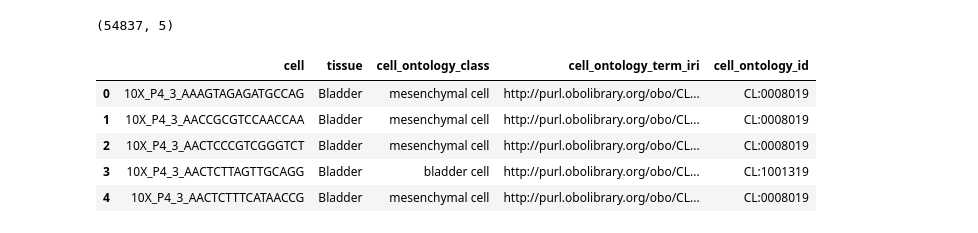
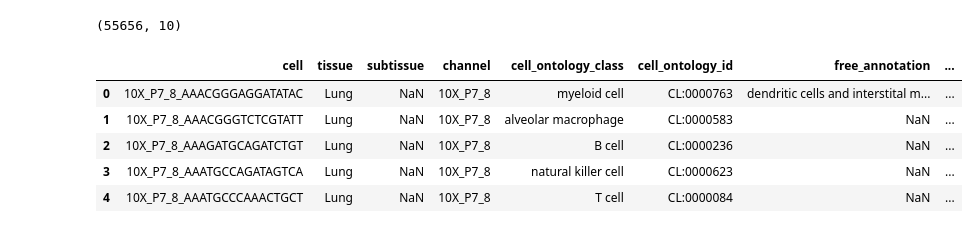
Before and after one commit to czbiohub-sf/tabula-muris, a Jupyter notebook: 15_supplementary_figure5/supplementary_figure5c.ipynb, the cells around one changed output. Cells and saved outputs as stored; diff of their text form; code cells hidden in the pictures.

```diff
--- a/15_supplementary_figure5/supplementary_figure5c.ipynb
+++ b/15_supplementary_figure5/supplementary_figure5c.ipynb
@@ -22,19 +22,19 @@ sns.set(style='whitegrid', context='paper')
 # %%
 data_ingest_folder = os.path.join('..', '00_data_ingest' )
 
 
-cell_annotations_csv = os.path.join(data_ingest_folder, '01_droplet_raw_data', 'annotations_droplets.csv')
+cell_annotations_csv = os.path.join(data_ingest_folder, '18_global_annotation_csv', 'annotations_droplet.csv')
 cell_annotations = pd.read_csv(cell_annotations_csv)
 print(cell_annotations.shape)
 cell_annotations.head()
 # %% [output]
-(54837, 5)
+(55656, 10)
-|  | cell | tissue | cell_ontology_class | cell_ontology_term_iri | cell_ontology_id |
-| 0 | 10X_P4_3_AAAGTAGAGATGCCAG | Bladder | mesenchymal cell | http://purl.obolibrary.org/obo/CL... | CL:0008019 |
-| 1 | 10X_P4_3_AACCGCGTCCAACCAA | Bladder | mesenchymal cell | http://purl.obolibrary.org/obo/CL... | CL:0008019 |
-| 2 | 10X_P4_3_AACTCCCGTCGGGTCT | Bladder | mesenchymal cell | http://purl.obolibrary.org/obo/CL... | CL:0008019 |
-| 3 | 10X_P4_3_AACTCTTAGTTGCAGG | Bladder | bladder cell | http://purl.obolibrary.org/obo/CL... | CL:1001319 |
-| 4 | 10X_P4_3_AACTCTTTCATAACCG | Bladder | mesenchymal cell | http://purl.obolibrary.org/obo/CL... | CL:0008019 |
+|  | cell | tissue | subtissue | channel | cell_ontology_class | cell_ontology_id | free_annotation | ... |
+| 0 | 10X_P7_8_AAACGGGAGGATATAC | Lung | NaN | 10X_P7_8 | myeloid cell | CL:0000763 | dendritic cells and interstital m... | ... |
+| 1 | 10X_P7_8_AAACGGGTCTCGTATT | Lung | NaN | 10X_P7_8 | alveolar macrophage | CL:0000583 | NaN | ... |
+| 2 | 10X_P7_8_AAAGATGCAGATCTGT | Lung | NaN | 10X_P7_8 | B cell | CL:0000236 | NaN | ... |
+| 3 | 10X_P7_8_AAATGCCAGATAGTCA | Lung | NaN | 10X_P7_8 | natural killer cell | CL:0000623 | NaN | ... |
+| 4 | 10X_P7_8_AAATGCCCAAACTGCT | Lung | NaN | 10X_P7_8 | T cell | CL:0000084 | NaN | ... |
 # %%
 tissues = sorted(cell_annotations['tissue'].unique())
 tissues
```
Also changed, not shown: parts of 2 cells of this notebook, 13 other files.
